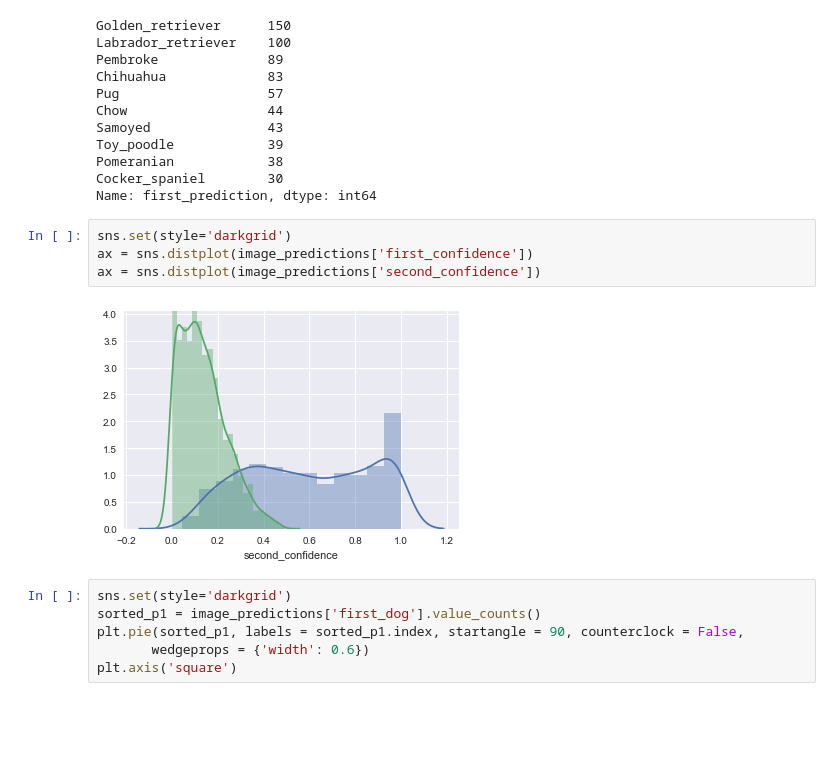
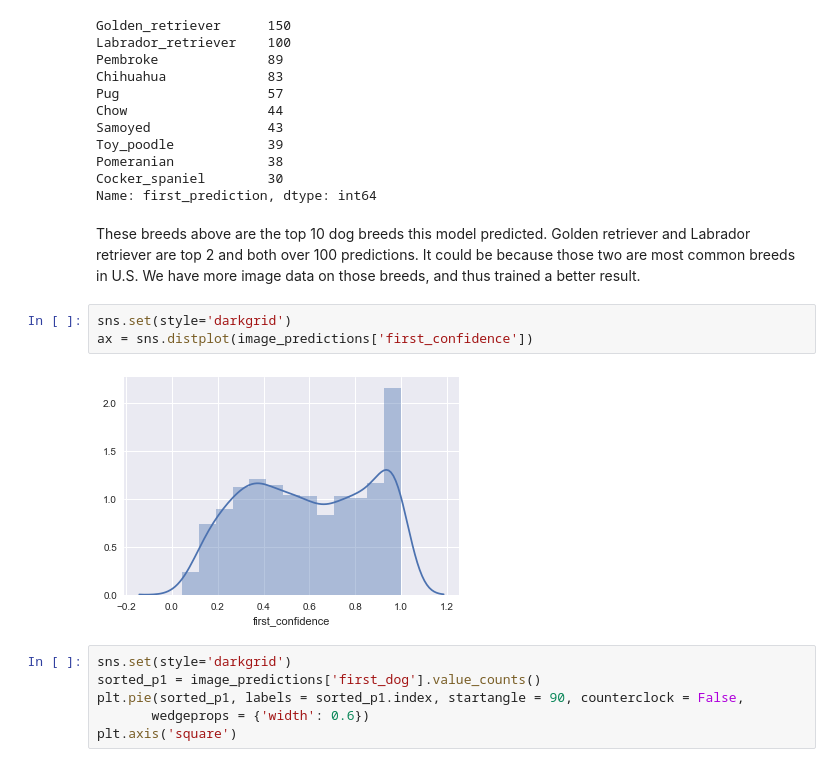
Before and after one commit to freena22/We-Rate-Dogs-Data-Wrangling-Project, a Jupyter notebook: WeRateDogs_Data_Wrangling_Project.ipynb, the cells around one changed output. Cells and saved outputs as stored; diff of their text form; blank space fills up the shorter version.

```diff
--- a/WeRateDogs_Data_Wrangling_Project.ipynb
+++ b/WeRateDogs_Data_Wrangling_Project.ipynb
@@ -906,12 +925,13 @@ Toy_poodle            39
 Pomeranian            38
 Cocker_spaniel        30
 Name: first_prediction, dtype: int64
+# %% [markdown]
+These breeds above are the top 10 dog breeds this model predicted. Golden retriever and Labrador retriever are top 2 and both over 100 predictions. It could be because those two are most common breeds in U.S. We have more image data on those breeds, and thus trained a better result.
 # %%
 sns.set(style='darkgrid')
 ax = sns.distplot(image_predictions['first_confidence'])
-ax = sns.distplot(image_predictions['second_confidence'])
 # %% [output]
-[figure, old version]
+[figure, new version]
 # %%
 sns.set(style='darkgrid')
 sorted_p1 = image_predictions['first_dog'].value_counts()
```
Also changed, not shown: parts of 29 cells of this notebook.
